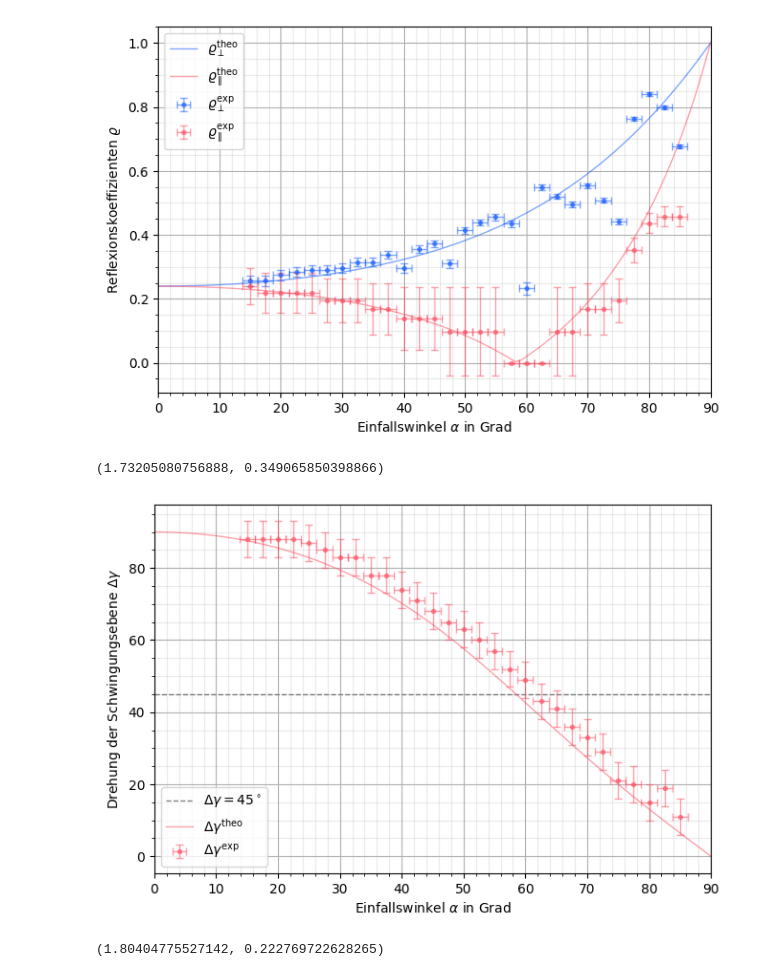
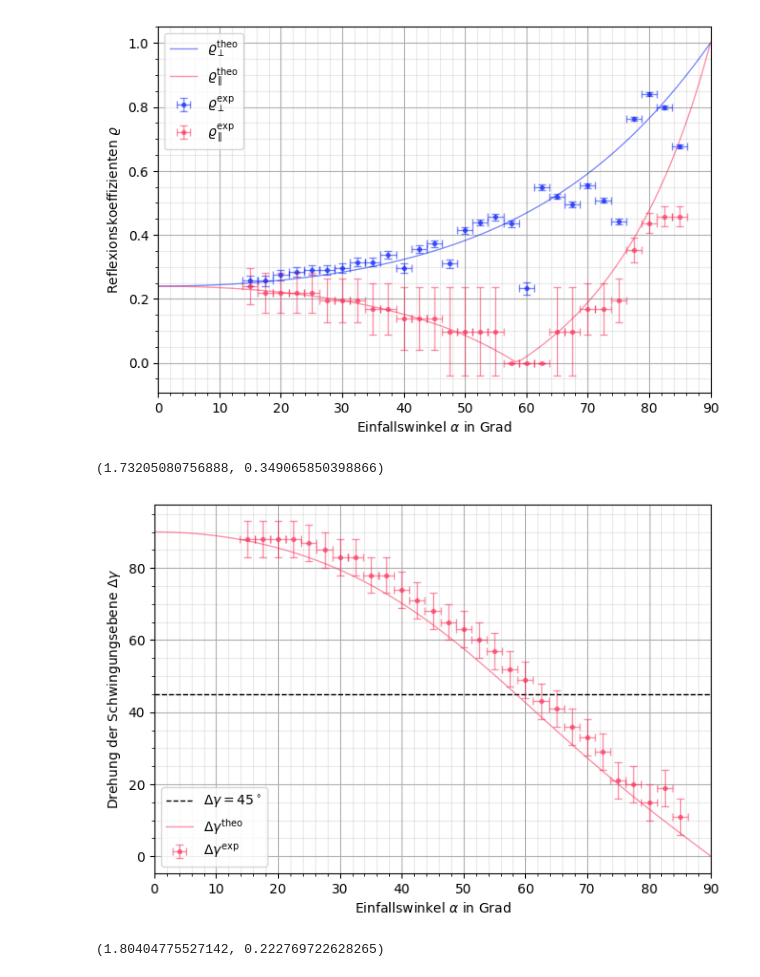
Before and after one commit to CVC97/ExPhy-III-Praktikum, a Jupyter notebook: 23_FFuP/23_FFuP_Carlo.ipynb, the cells around one changed output. Cells and saved outputs as stored; diff of their text form; code cells hidden in the pictures.

Commit message:
Added .gitignore + new colors.

```diff
--- a/23_FFuP/23_FFuP_Carlo.ipynb
+++ b/23_FFuP/23_FFuP_Carlo.ipynb
@@ -152,22 +152,24 @@ R90_theo = abs(f_R90_theo(x_plot_alpha * _degree))
 
 #'#FE7018'
 #'xkcd:deep sky blue'
+#'xkcd:watermelon'
+#'xkcd:electric blue'
 ax.set_xlabel(r'Einfallswinkel $\alpha$ in Grad')
 ax.set_ylabel(r'Reflexionskoeffizienten $\varrho$')
 ax.grid()
 ax.grid(which='minor', color = '#999999', alpha = 0.2, linestyle = '-')
 ax.minorticks_on()
-ax.plot(x_plot_alpha, R0_theo, color = 'xkcd:electric blue', alpha = 0.5, linewidth = 1, label = r'$\varrho_\perp^\mathrm{theo}$')
-ax.plot(x_plot_alpha, R90_theo, color = 'xkcd:watermelon', alpha = 0.5, linewidth = 1, label = r'$\varrho_\parallel^\mathrm{theo}$')
-ax.errorbar(angle_reflection, R0, xerr = angle_reflection_error, yerr = R0_error, fmt = '.', color = 'xkcd:electric blue', alpha = 0.5, linewidth = 1, ecolor = 'xkcd:electric blue', capsize = 3, label = r'$\varrho_\perp^\mathrm{exp}$')
-ax.errorbar(angle_reflection, R90, xerr = angle_reflection_error, yerr = R90_error, fmt = '.', color = 'xkcd:watermelon', alpha = 0.5, linewidth = 1, ecolor = 'xkcd:watermelon', capsize = 3, label = r'$\varrho_\parallel^\mathrm{exp}$')
+ax.plot(x_plot_alpha, R0_theo, color = 'xkcd:rich blue', alpha = 0.5, linewidth = 1, label = r'$\varrho_\perp^\mathrm{theo}$')
+ax.plot(x_plot_alpha, R90_theo, color = 'xkcd:red pink', alpha = 0.5, linewidth = 1, label = r'$\varrho_\parallel^\mathrm{theo}$')
+ax.errorbar(angle_reflection, R0, xerr = angle_reflection_error, yerr = R0_error, fmt = '.', color = 'xkcd:rich blue', alpha = 0.5, linewidth = 1, ecolor = 'xkcd:rich blue', capsize = 3, label = r'$\varrho_\perp^\mathrm{exp}$')
+ax.errorbar(angle_reflection, R90, xerr = angle_reflection_error, yerr = R90_error, fmt = '.', color = 'xkcd:red pink', alpha = 0.5, linewidth = 1, ecolor = 'xkcd:red pink', capsize = 3, label = r'$\varrho_\parallel^\mathrm{exp}$')
 ax.legend()
 ax.legend(loc="upper left")
 plt.xlim([0, 90])
 plt.savefig('./V23_Reflexionskoeffizienten.pgf', facecolor = 'white', bbox_inches='tight')
 plt.show()
 # %% [output]
-[figure, old version]
+[figure, new version]
 # %%
 # Brechungsindex aus Brewster-Winkel
 alpha = sy.symbols('alpha')
@@ -198,26 +200,26 @@ def f_DeltaGamma(alpha):
 # %%
 fig, ax = plt.subplots(figsize=(7.5,5))
 
 x_plot_alpha = np.linspace(_nano, 90, 100)
 drehung_schwingungsebene_theo = f_DeltaGamma(x_plot_alpha * _degree)
 line_45 = [45 for arsch in x_plot_alpha]
 
 ax.set_xlabel(r'Einfallswinkel $\alpha$ in Grad')
 ax.set_ylabel(r'Drehung der Schwingungsebene $\Delta\gamma$')
 ax.grid()
 ax.grid(which='minor', color='#999999', alpha=0.2, linestyle='-')
 ax.minorticks_on()
-ax.plot(x_plot_alpha, line_45, color = 'grey', alpha = 1, linewidth = 1, linestyle = 'dashed', label = r'$\Delta\gamma=45^\circ$')
-ax.plot(x_plot_alpha, drehung_schwingungsebene_theo, color = 'xkcd:watermelon', alpha = 0.5, linewidth = 1, label = r'$\Delta\gamma^\mathrm{theo}$')
+ax.plot(x_plot_alpha, line_45, color = 'black', alpha = 1, linewidth = 1, linestyle = 'dashed', label = r'$\Delta\gamma=45^\circ$')
+ax.plot(x_plot_alpha, drehung_schwingungsebene_theo, color = 'xkcd:red pink', alpha = 0.5, linewidth = 1, label = r'$\Delta\gamma^\mathrm{theo}$')
 ax.errorbar(angle_reflection, drehung_schwingungsebene, xerr = angle_reflection_error, yerr = drehung_schwingungsebene_error,
-    fmt = '.', color = 'xkcd:watermelon', alpha = 0.5, linewidth = 1, ecolor = 'xkcd:watermelon', capsize = 3, label = r'$\Delta\gamma^\mathrm{exp}$')
+    fmt = '.', color = 'xkcd:red pink', alpha = 0.5, linewidth = 1, ecolor = 'xkcd:red pink', capsize = 3, label = r'$\Delta\gamma^\mathrm{exp}$')
 ax.legend()
 ax.legend(loc="lower left")
 plt.xlim([0, 90])
 plt.savefig('./V23_Drehung_Schwingungsebene.pgf', facecolor = 'white', bbox_inches='tight')
 plt.show()
 # %% [output]
-[figure, old version]
+[figure, new version]
 # %%
 # Brechungsindex aus Brewster-Winkel (für Drehung)
 alpha_B2 = 61 * _degree
```
Also changed, not shown: 2 other files.
